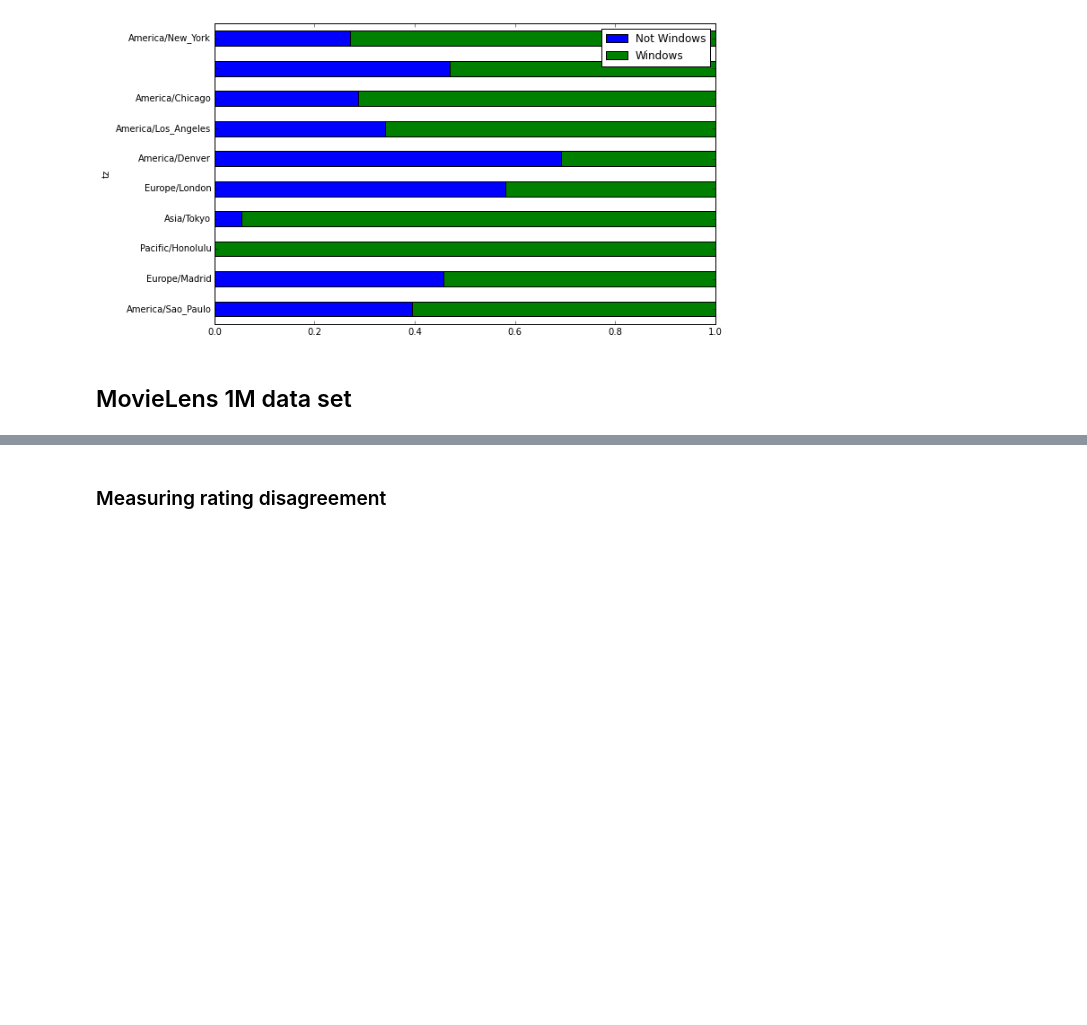
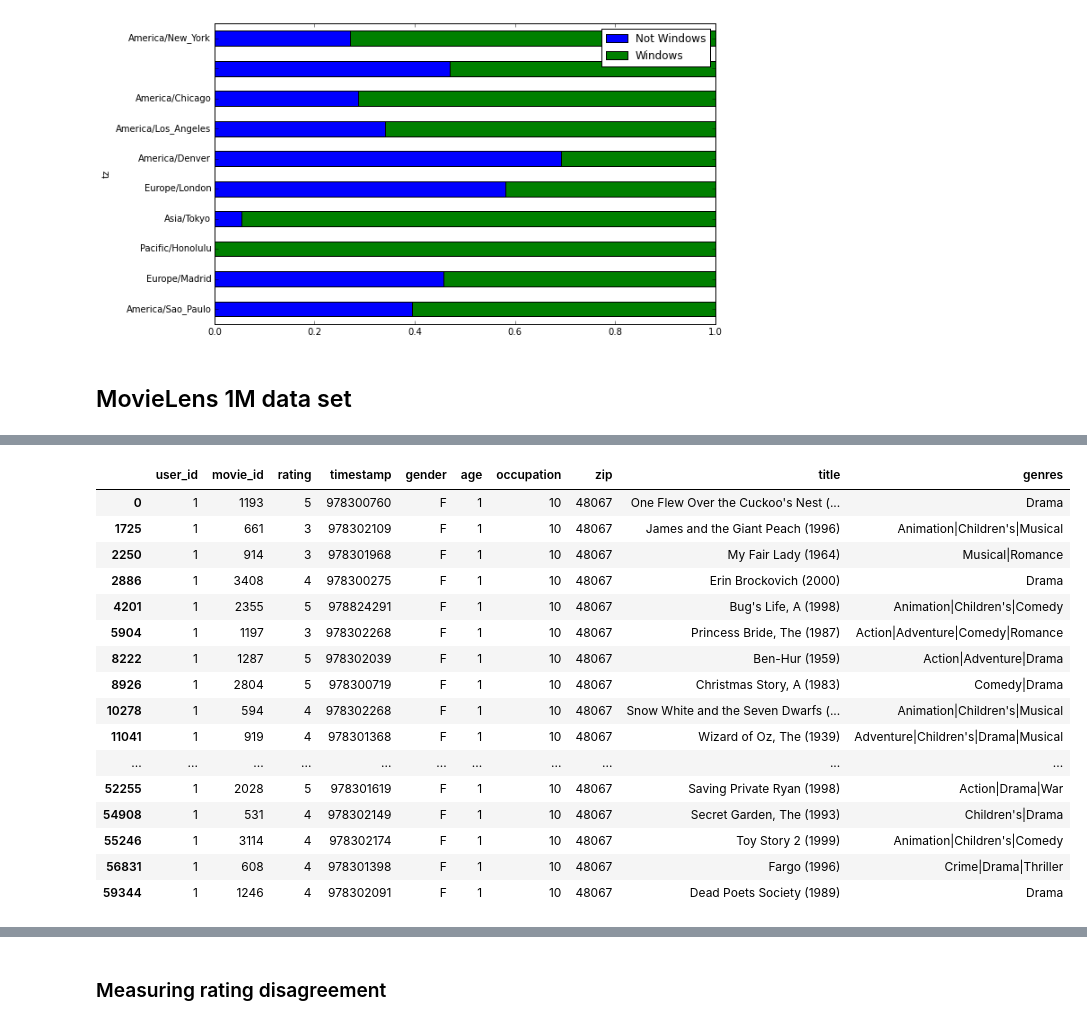
Before and after one commit to kamidox/pydata-book, a Jupyter notebook: ch02.ipynb, the cells around one changed output, grey strips where cells are left out. Drawn from its saved outputs; the diff is of its cells as text; code cells hidden in the pictures; blank space fills up the shorter version.

```diff
--- a/ch02.ipynb
+++ b/ch02.ipynb
@@ -382,8 +382,8 @@ unames = ['user_id', 'gender', 'age', 'occupation', 'zip']
 rnames = ['user_id', 'movie_id', 'rating', 'timestamp']
 mnames = ['movie_id', 'title', 'genres']
 
-users = pd.read_csv(upath, sep='::', header=None, names=unames, encoding=encoding)
-ratings = pd.read_csv(rpath, sep='::', header=None, names=rnames, encoding=encoding)
-movies = pd.read_csv(mpath, sep='::', header=None, names=mnames, encoding=encoding)
+users = pd.read_csv(upath, sep='::', header=None, names=unames, encoding=encoding, engine='python')
+ratings = pd.read_csv(rpath, sep='::', header=None, names=rnames, encoding=encoding, engine='python')
+movies = pd.read_csv(mpath, sep='::', header=None, names=mnames, encoding=encoding, engine='python')
 # %%
 users[:5]
@@ -401 +458,21 @@ data.ix[0]
+# %%
+data[data.user_id==1]
+# %% [output]
+|  | user_id | movie_id | rating | timestamp | gender | age | occupation | zip | title | genres |
+| 0 | 1 | 1193 | 5 | 978300760 | F | 1 | 10 | 48067 | One Flew Over the Cuckoo's Nest (... | Drama |
+| 1725 | 1 | 661 | 3 | 978302109 | F | 1 | 10 | 48067 | James and the Giant Peach (1996) | Animation|Children's|Musical |
+| 2250 | 1 | 914 | 3 | 978301968 | F | 1 | 10 | 48067 | My Fair Lady (1964) | Musical|Romance |
+| 2886 | 1 | 3408 | 4 | 978300275 | F | 1 | 10 | 48067 | Erin Brockovich (2000) | Drama |
+| 4201 | 1 | 2355 | 5 | 978824291 | F | 1 | 10 | 48067 | Bug's Life, A (1998) | Animation|Children's|Comedy |
+| 5904 | 1 | 1197 | 3 | 978302268 | F | 1 | 10 | 48067 | Princess Bride, The (1987) | Action|Adventure|Comedy|Romance |
+| 8222 | 1 | 1287 | 5 | 978302039 | F | 1 | 10 | 48067 | Ben-Hur (1959) | Action|Adventure|Drama |
+| 8926 | 1 | 2804 | 5 | 978300719 | F | 1 | 10 | 48067 | Christmas Story, A (1983) | Comedy|Drama |
+| 10278 | 1 | 594 | 4 | 978302268 | F | 1 | 10 | 48067 | Snow White and the Seven Dwarfs (... | Animation|Children's|Musical |
+| 11041 | 1 | 919 | 4 | 978301368 | F | 1 | 10 | 48067 | Wizard of Oz, The (1939) | Adventure|Children's|Drama|Musical |
+| ... | ... | ... | ... | ... | ... | ... | ... | ... | ... | ... |
+| 52255 | 1 | 2028 | 5 | 978301619 | F | 1 | 10 | 48067 | Saving Private Ryan (1998) | Action|Drama|War |
+| 54908 | 1 | 531 | 4 | 978302149 | F | 1 | 10 | 48067 | Secret Garden, The (1993) | Children's|Drama |
+| 55246 | 1 | 3114 | 4 | 978302174 | F | 1 | 10 | 48067 | Toy Story 2 (1999) | Animation|Children's|Comedy |
+| 56831 | 1 | 608 | 4 | 978301398 | F | 1 | 10 | 48067 | Fargo (1996) | Crime|Drama|Thriller |
+| 59344 | 1 | 1246 | 4 | 978302091 | F | 1 | 10 | 48067 | Dead Poets Society (1989) | Drama |
 # %%
```
Also changed, not shown: parts of 56 cells of this notebook.
